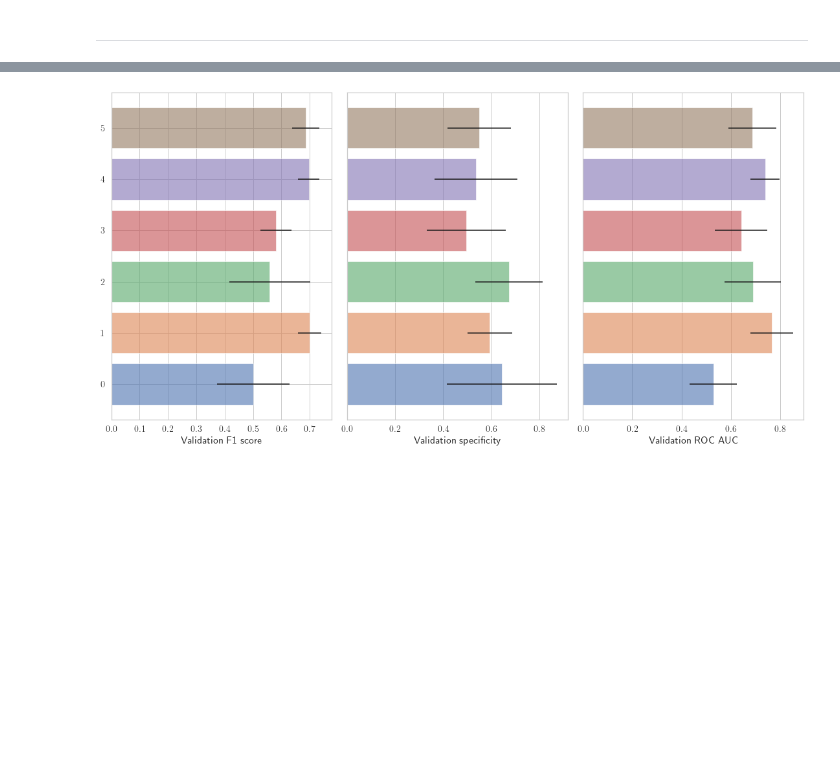
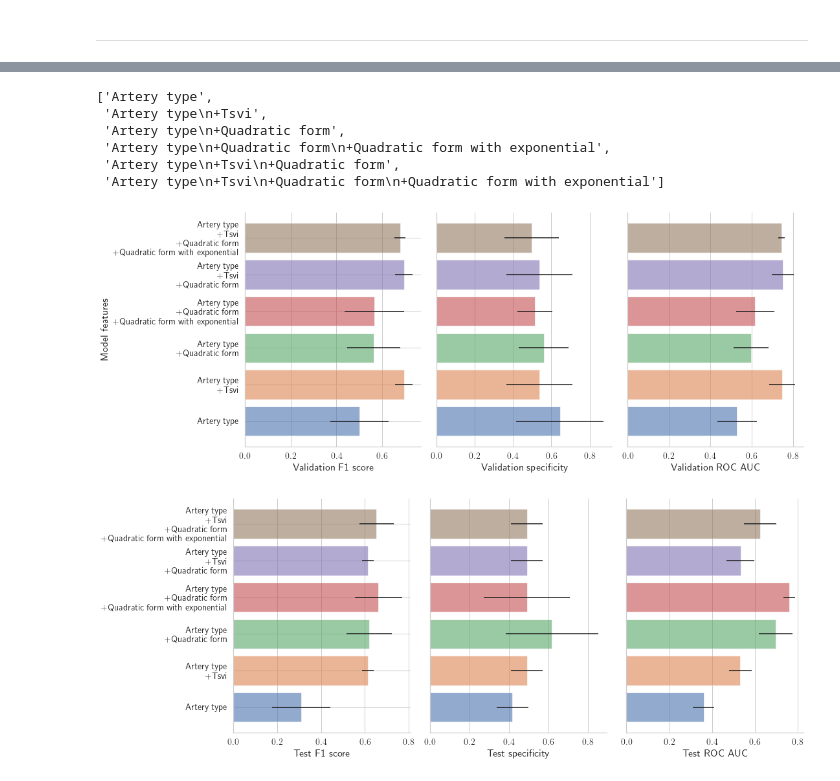
Before and after one commit to matthiaszeller/GNN-MI, a Jupyter notebook: notebook/4-Baseline-models.ipynb, the cells around one changed output, grey strips where cells are left out. Cells and saved outputs as stored; diff of their text form; code cells hidden in the pictures; blank space fills up the shorter version.

```diff
--- a/notebook/4-Baseline-models.ipynb
+++ b/notebook/4-Baseline-models.ipynb
@@ -251,6 +251,8 @@ DecisionTreeClassifier
 torch.save(res, 'data/baseline_results.pt')
 # %% [markdown]
 ---
+# %%
+res = torch.load('data/baseline_results.pt')
 # %%
 ms = ['val.1.f1-score', 'val.0.recall', 'val.1.auc', 'test.1.f1-score', 'test.0.recall', 'test.1.auc']
 df = []
@@ -281,17 +316,52 @@ df_plot
+# %%
+list(map(name_features, df_plot.features))
+# %% [output]
+['Artery type',
+ 'Artery type\n+Tsvi',
+ 'Artery type\n+Quadratic form',
+ 'Artery type\n+Quadratic form\n+Quadratic form with exponential',
+ 'Artery type\n+Tsvi\n+Quadratic form',
+ 'Artery type\n+Tsvi\n+Quadratic form\n+Quadratic form with exponential']
+# %%
+ms = ['val.1.f1-score', 'val.0.recall', 'val.1.auc']
+df_tmp = df_plot.copy()
+df_tmp.index = df_tmp.features.apply(name_features)
+
+_, ax = plt.subplots(1, len(ms), figsize=(len(ms) * 5 + 0.5, 6))
+colors = sns.color_palette('deep', n_colors=df_tmp.shape[0])
+for a, m in zip(ax, ms):
+    l = a.barh(y=df_tmp.index, width=df_tmp[(m+'.mean')], xerr=df_tmp[(m+'.std')], alpha=0.6, color=colors)
+    a.set_xlabel(m)
+    a.set_yticklabels(list(map(name_features, df_tmp.features)))
+
+for a in ax[1:]:
+    a.set_yticks([])
+ax[0].set_xlabel('Validation F1 score')
+ax[1].set_xlabel('Validation specificity')
+ax[2].set_xlabel('Validation ROC AUC')
+ax[0].set_ylabel('Model features')
+#plt.suptitle('Baseline models results on validation set')
+#plt.suptitle(r'Baseline model results, quadratic form refers to $\mathbf x^\top L \mathbf x$, with exponential refers to '
+#             r'$(\mathbf x^\top e^{-\tau L}) L (e^{-\tau L} \mathbf x)$ for $\tau = 1,3,5,9$')
+plt.tight_layout()
+process_figure('figs/baseline_validation.pdf')
+# %% [output]
+[figure, added]
 # %%
-ms = ['val.1.f1-score', 'val.0.recall', 'val.1.auc']
+ms = ['test.1.f1-score', 'test.0.recall', 'test.1.auc']
 
-_, ax = plt.subplots(1, len(ms), figsize=(len(ms) * 5 + 0.5, 8))
-colors = sns.color_palette('deep', n_colors=df_plot.shape[0])
+_, ax = plt.subplots(1, len(ms), figsize=(len(ms) * 5 + 0.5, 6))
+colors = sns.color_palette('deep', n_colors=df_tmp.shape[0])
 for a, m in zip(ax, ms):
-    l = a.barh(y=df_plot.index, width=df_plot[(m+'.mean')], xerr=df_plot[(m+'.std')], alpha=0.6, color=colors)
+    l = a.barh(y=df_tmp.index, width=df_tmp[(m+'.mean')], xerr=df_tmp[(m+'.std')], alpha=0.6, color=colors)
     a.set_xlabel(m)
 
 for a in ax[1:]:
     a.set_yticks([])
-ax[0].set_xlabel('Validation F1 score')
-ax[1].set_xlabel('Validation specificity')
-ax[2].set_xlabel('Validation ROC AUC')
+ax[0].set_xlabel('Test F1 score')
+ax[1].set_xlabel('Test specificity')
+ax[2].set_xlabel('Test ROC AUC')
 plt.tight_layout()
+process_figure('figs/baseline_test.pdf')
 # %% [output]
-[figure, old version]
+[figure, new version]
```
Also changed, not shown: parts of 22 cells of this notebook, 2 other files.
